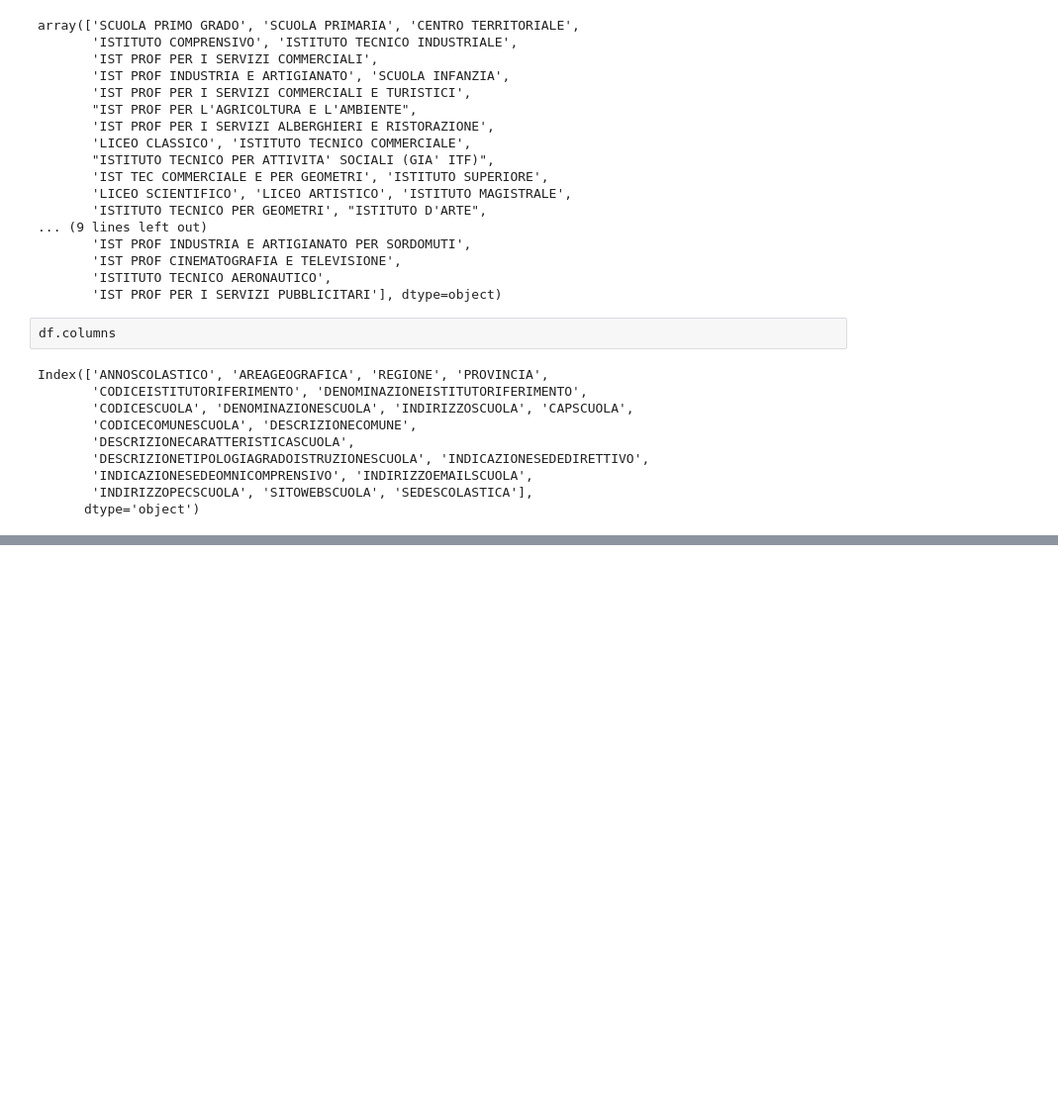
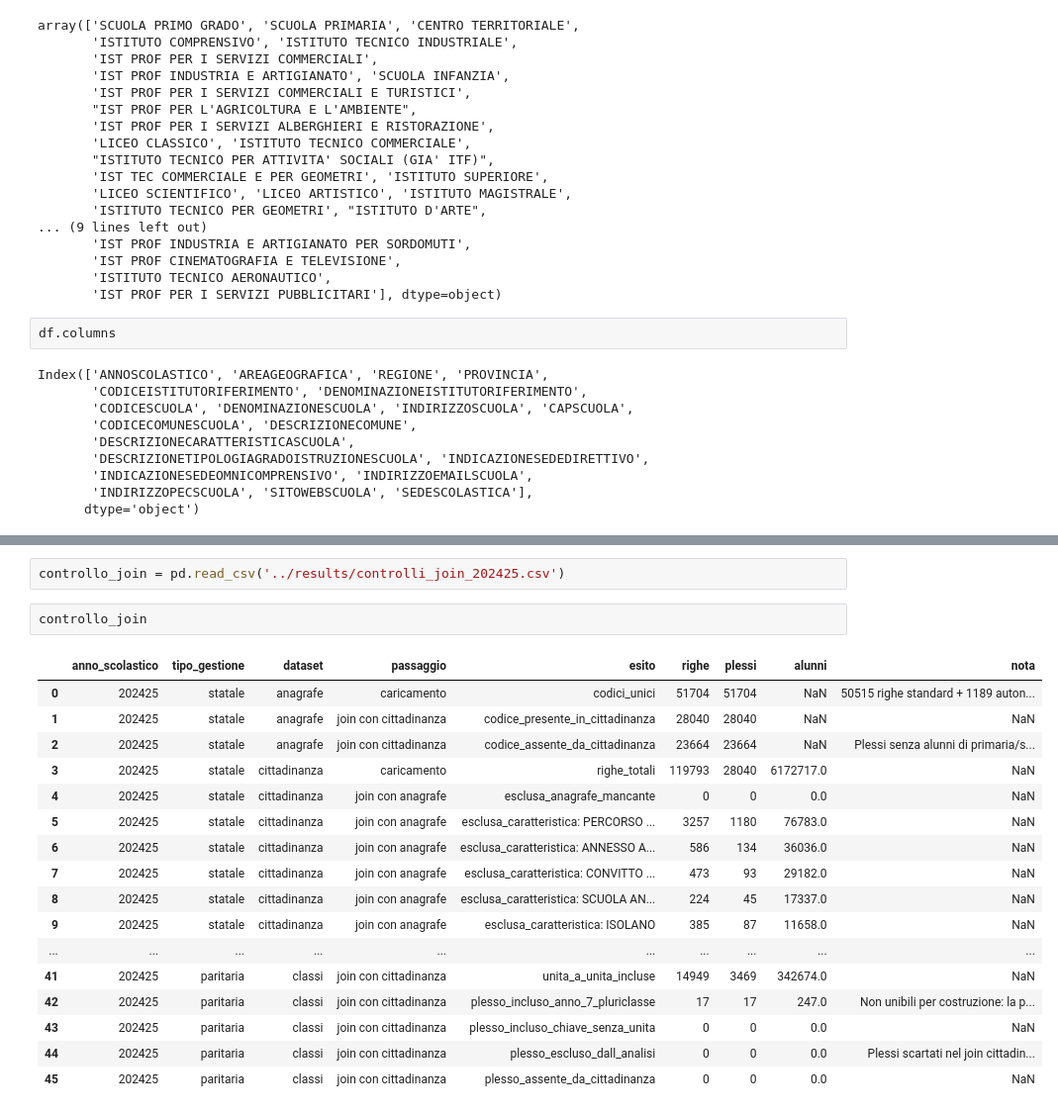
Before and after one commit to savaij/Valditara_e_le_sue_idee, a Jupyter notebook: src/temp.ipynb, the cells around one changed output, grey strips where cells are left out. Shown at 99% size. Saved outputs shown, nothing was run; the diff lists cells and outputs as text; blank space fills up the shorter version.

```diff
--- a/src/temp.ipynb
+++ b/src/temp.ipynb
@@ -81,0 +750,22 @@ Index(['ANNOSCOLASTICO', 'AREAGEOGRAFICA', 'REGIONE', 'PROVINCIA',
+# %%
+controllo_join = pd.read_csv('../results/controlli_join_202425.csv')
+# %%
+controllo_join
+# %% [output]
+|  | anno_scolastico | tipo_gestione | dataset | passaggio | esito | righe | plessi | alunni | nota |
+| 0 | 202425 | statale | anagrafe | caricamento | codici_unici | 51704 | 51704 | NaN | 50515 righe standard + 1189 auton... |
+| 1 | 202425 | statale | anagrafe | join con cittadinanza | codice_presente_in_cittadinanza | 28040 | 28040 | NaN | NaN |
+| 2 | 202425 | statale | anagrafe | join con cittadinanza | codice_assente_da_cittadinanza | 23664 | 23664 | NaN | Plessi senza alunni di primaria/s... |
+| 3 | 202425 | statale | cittadinanza | caricamento | righe_totali | 119793 | 28040 | 6172717.0 | NaN |
+| 4 | 202425 | statale | cittadinanza | join con anagrafe | esclusa_anagrafe_mancante | 0 | 0 | 0.0 | NaN |
+| 5 | 202425 | statale | cittadinanza | join con anagrafe | esclusa_caratteristica: PERCORSO ... | 3257 | 1180 | 76783.0 | NaN |
+| 6 | 202425 | statale | cittadinanza | join con anagrafe | esclusa_caratteristica: ANNESSO A... | 586 | 134 | 36036.0 | NaN |
+| 7 | 202425 | statale | cittadinanza | join con anagrafe | esclusa_caratteristica: CONVITTO ... | 473 | 93 | 29182.0 | NaN |
+| 8 | 202425 | statale | cittadinanza | join con anagrafe | esclusa_caratteristica: SCUOLA AN... | 224 | 45 | 17337.0 | NaN |
+| 9 | 202425 | statale | cittadinanza | join con anagrafe | esclusa_caratteristica: ISOLANO | 385 | 87 | 11658.0 | NaN |
+| ... | ... | ... | ... | ... | ... | ... | ... | ... | ... |
+| 41 | 202425 | paritaria | classi | join con cittadinanza | unita_a_unita_incluse | 14949 | 3469 | 342674.0 | NaN |
+| 42 | 202425 | paritaria | classi | join con cittadinanza | plesso_incluso_anno_7_pluriclasse | 17 | 17 | 247.0 | Non unibili per costruzione: la p... |
+| 43 | 202425 | paritaria | classi | join con cittadinanza | plesso_incluso_chiave_senza_unita | 0 | 0 | 0.0 | NaN |
+| 44 | 202425 | paritaria | classi | join con cittadinanza | plesso_escluso_dall_analisi | 0 | 0 | 0.0 | Plessi scartati nel join cittadin... |
+| 45 | 202425 | paritaria | classi | join con cittadinanza | plesso_assente_da_cittadinanza | 0 | 0 | 0.0 | NaN |
```
Also changed, not shown: parts of 42 cells of this notebook, 25 other files.
